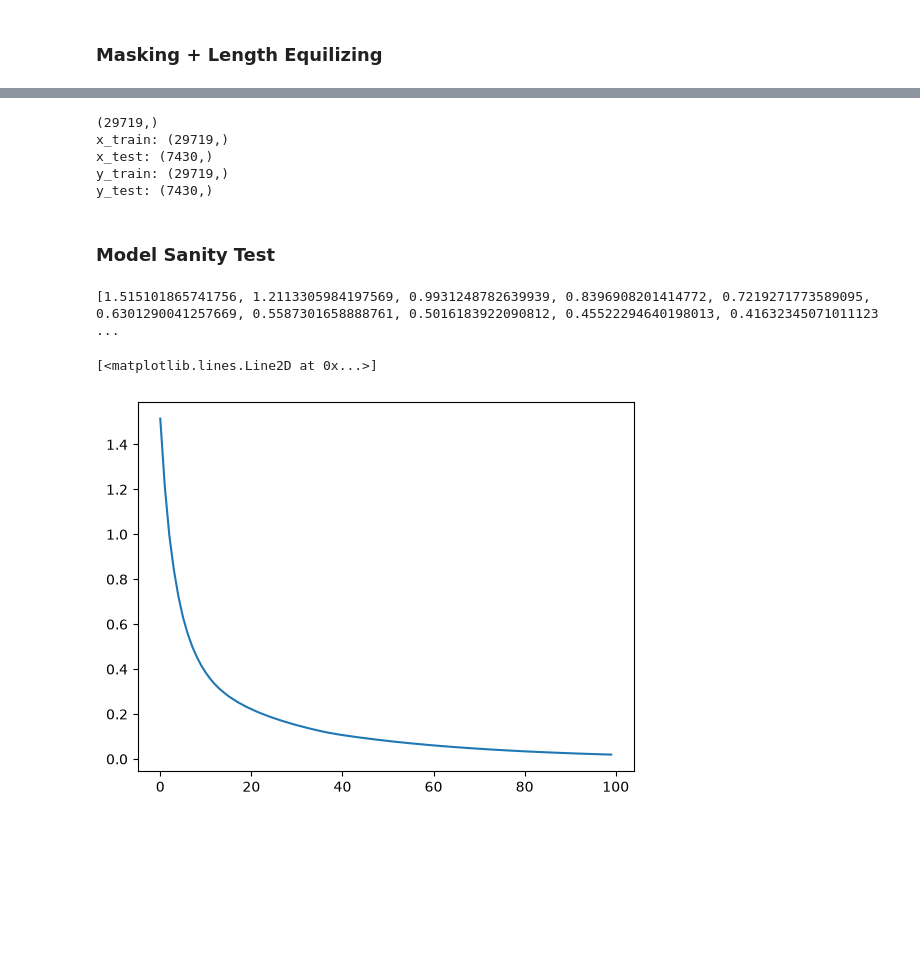
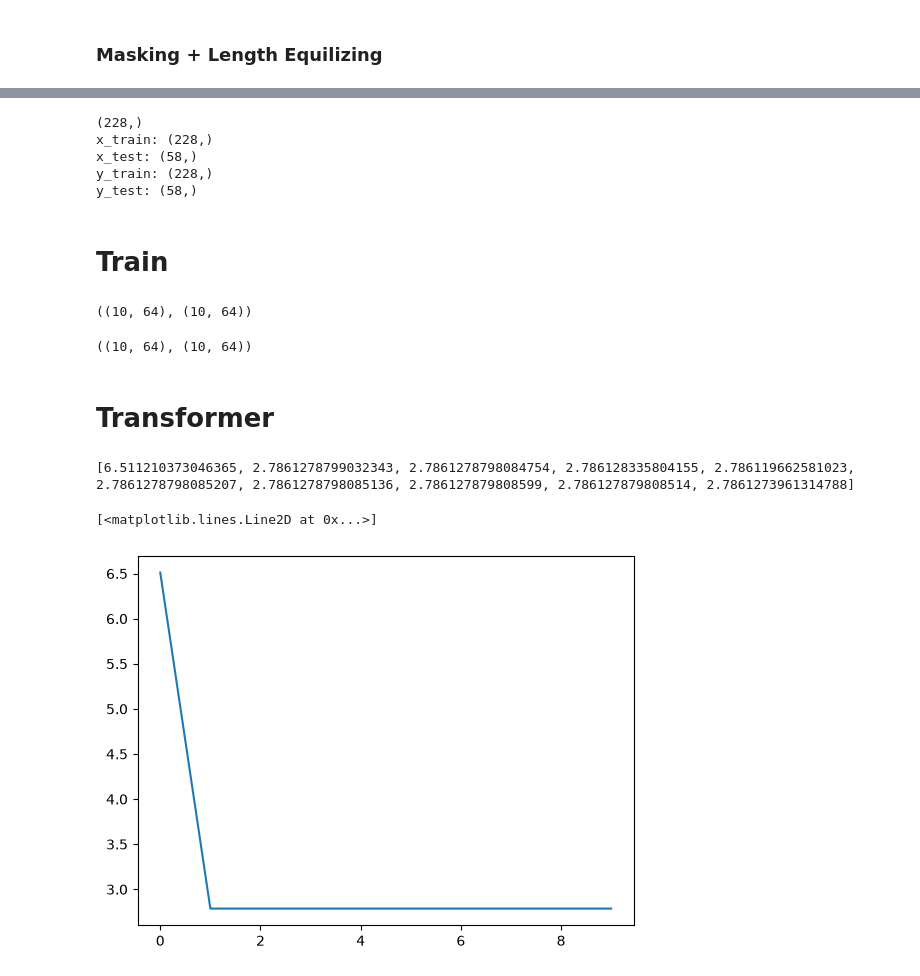
Before and after one commit to mrnishant1/NLP_BERT_implementation, a Jupyter notebook: notebook/micrograd.ipynb, the cells around one changed output, grey strips where cells are left out. Saved outputs shown, nothing was run; the diff lists cells and outputs as text; code cells hidden in the pictures; blank space fills up the shorter version.

Commit message:
Combining both transformer and FFN to BERT

```diff
--- a/notebook/micrograd.ipynb
+++ b/notebook/micrograd.ipynb
@@ -881,8 +925,8 @@ df.head()
 # %%
 # %%script false --no-raise-error
 from sklearn.model_selection import train_test_split
-x = df['Masked_Sentence_Vec']
-y = df['Labels']
+x = df['split_comment']
+y = df['labels']
 x_train, x_test, y_train, y_test = train_test_split(x,y,test_size=0.2,random_state=42)
 
 
@@ -892,25 +936,10 @@ print("x_test:", x_test.shape)
 print("y_train:", y_train.shape)
 print("y_test:", y_test.shape)
 # %% [output]
-(29719,)
-x_train: (29719,)
-x_test: (7430,)
-y_train: (29719,)
-y_test: (7430,)
+(228,)
+x_train: (228,)
+x_test: (58,)
+y_train: (228,)
+y_test: (58,)
-# %% [markdown]
-### Model Sanity Test
-# %%
-#simple XOR Sanity test
-x = [[0,0],[0,1],[1,0],[1,1]]
-y = [[0],[1],[1],[0]]
-model  =  MLP(n_inp=2,Layer_outs=[32,32,1],activation_fn='relu')
-lossH = model.Fit(x,y,epoch=100,batch_size =4,lr=0.001,loss_type='mse',)
-print(lossH)
-# %% [output]
-[1.515101865741756, 1.2113305984197569, 0.9931248782639939, 0.8396908201414772, 0.7219271773589095, 0.6301290041257669, 0.5587301658888761, 0.5016183922090812, 0.45522294640198013, 0.41632345071011123 ...
-# %%
-import matplotlib.pyplot as plt
-plt.plot(lossH)
-# %% [output]
-[<matplotlib.lines.Line2D at 0x...>]
-[figure, removed]
+# %% [markdown]
+# Train
@@ -916,0 +961,10 @@ plt.plot(lossH)
+# %%
+x = np.stack(np.asarray(x_train[:10]))
+y = np.stack(np.asarray(y_train[:10]))
+np.shape(x),np.shape(y)
+# %% [output]
+((10, 64), (10, 64))
+# %%
+np.shape(x),np.shape(y)
+# %% [output]
+((10, 64), (10, 64))
@@ -916,0 +980,11 @@ plt.plot(lossH)
+# %% [markdown]
+# Transformer
+# %%
+trans = Transformer()
+lossHistory = trans.Fit(x,y,epoch=10,batch_size=5,lr=0.5)
+import matplotlib.pyplot as plt
+plt.plot(lossHistory[0])
+# %% [output]
+[6.511210373046365, 2.7861278799032343, 2.7861278798084754, 2.786128335804155, 2.786119662581023, 2.7861278798085207, 2.7861278798085136, 2.786127879808599, 2.786127879808514, 2.7861273961314788]
+[<matplotlib.lines.Line2D at 0x...>]
+[figure, added]
```
Also changed, not shown: parts of 15 cells of this notebook, 1 other file.
